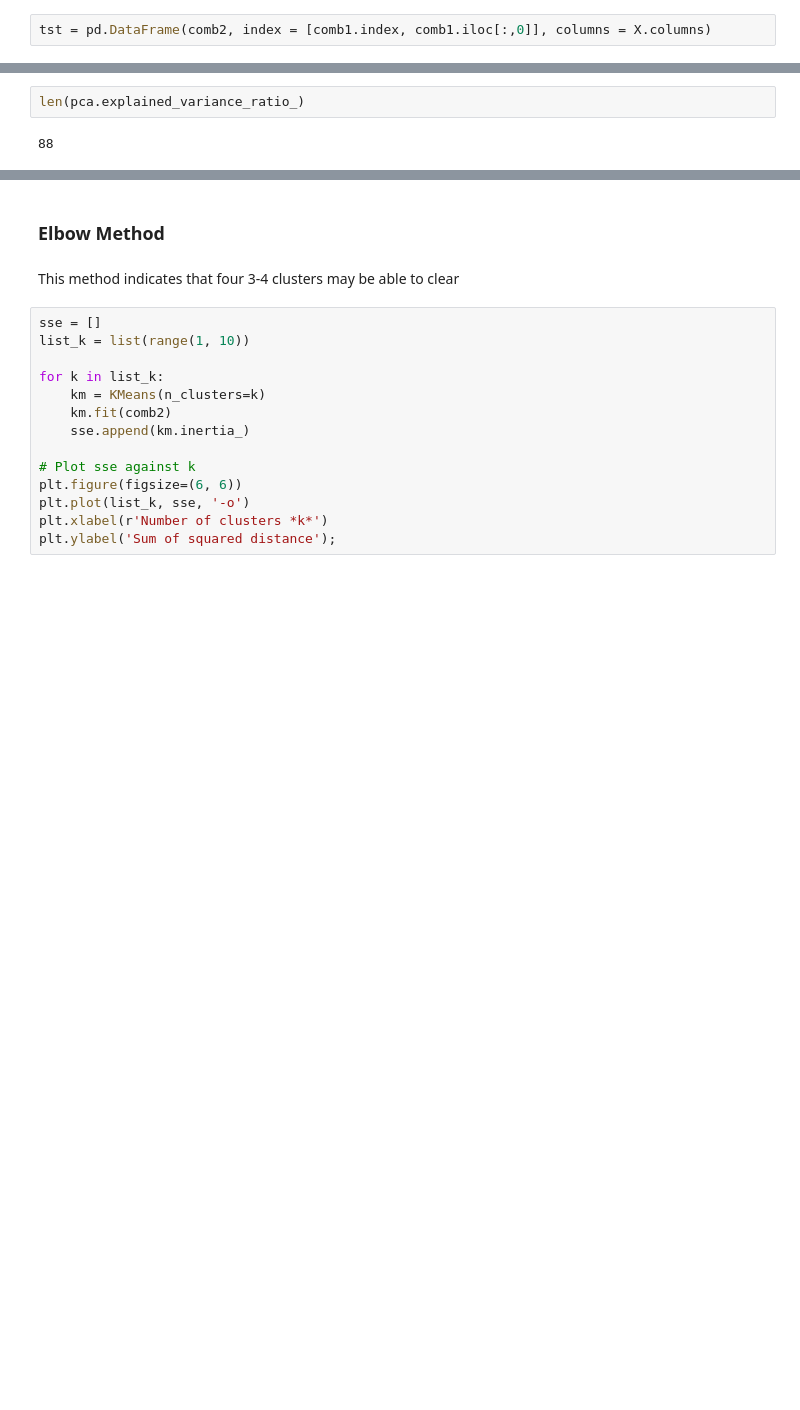
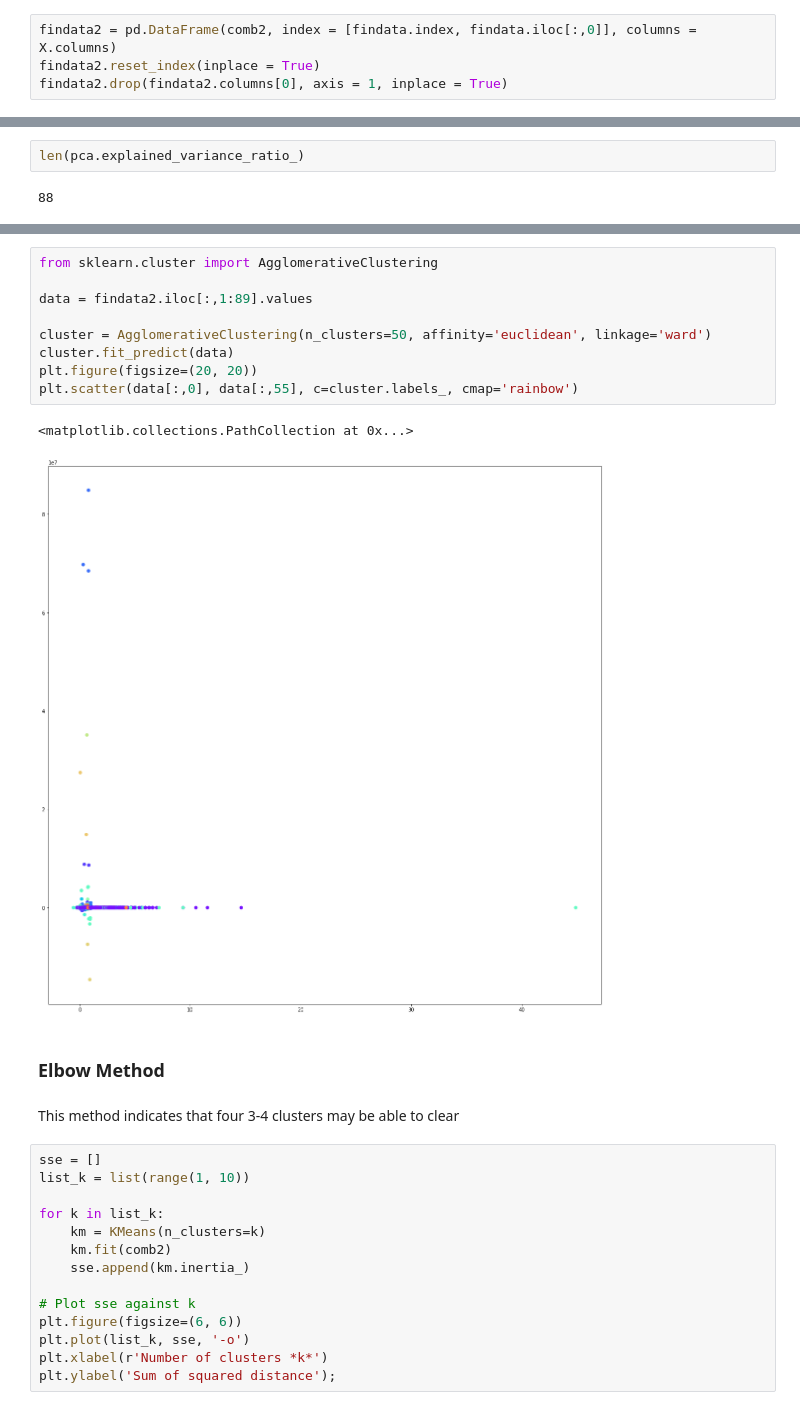
Before and after one commit to Silkways/Investment-Overwatch, a Jupyter notebook: EDA.ipynb, the cells around one changed output, grey strips where cells are left out. Cells and saved outputs as stored; diff of their text form; blank space fills up the shorter version.

```diff
--- a/EDA.ipynb
+++ b/EDA.ipynb
@@ -100,4 +231,6 @@ array([[7.38880000e-01, 7.49460000e-01, 4.01344600e+01, ...,
        [4.28800000e-01, 3.46300000e-01, 3.89363545e+01, ...,
         9.68392000e-01, 3.36664100e+03, 1.82633639e+03]])
 # %%
-tst = pd.DataFrame(comb2, index = [comb1.index, comb1.iloc[:,0]], columns = X.columns)
+findata2 = pd.DataFrame(comb2, index = [findata.index, findata.iloc[:,0]], columns = X.columns)
+findata2.reset_index(inplace = True)
+findata2.drop(findata2.columns[0], axis = 1, inplace = True)
@@ -235,3 +412,15 @@ KMeans(algorithm='auto', copy_x=True, init='k-means++', max_iter=300,
+# %%
+from sklearn.cluster import AgglomerativeClustering
+
+data = findata2.iloc[:,1:89].values
+
+cluster = AgglomerativeClustering(n_clusters=50, affinity='euclidean', linkage='ward')
+cluster.fit_predict(data)
+plt.figure(figsize=(20, 20))
+plt.scatter(data[:,0], data[:,55], c=cluster.labels_, cmap='rainbow')
+# %% [output]
+<matplotlib.collections.PathCollection at 0x...>
+[figure, added]
 # %% [markdown]
 ### Elbow Method
 # %% [markdown]
```
Also changed, not shown: parts of 57 cells of this notebook, 14 other files.
